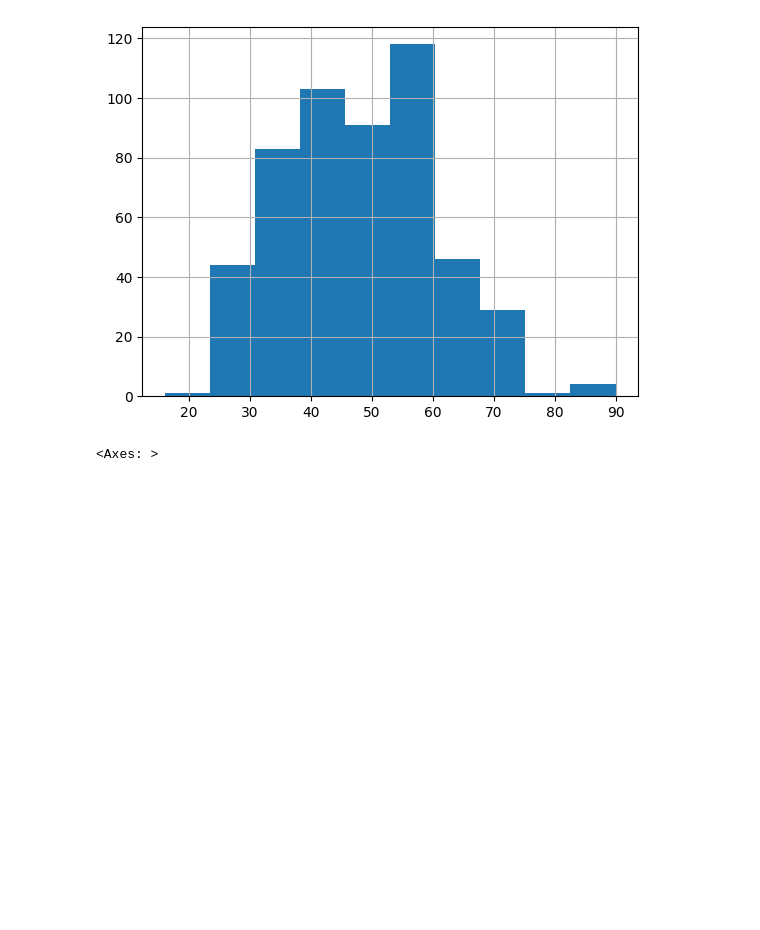
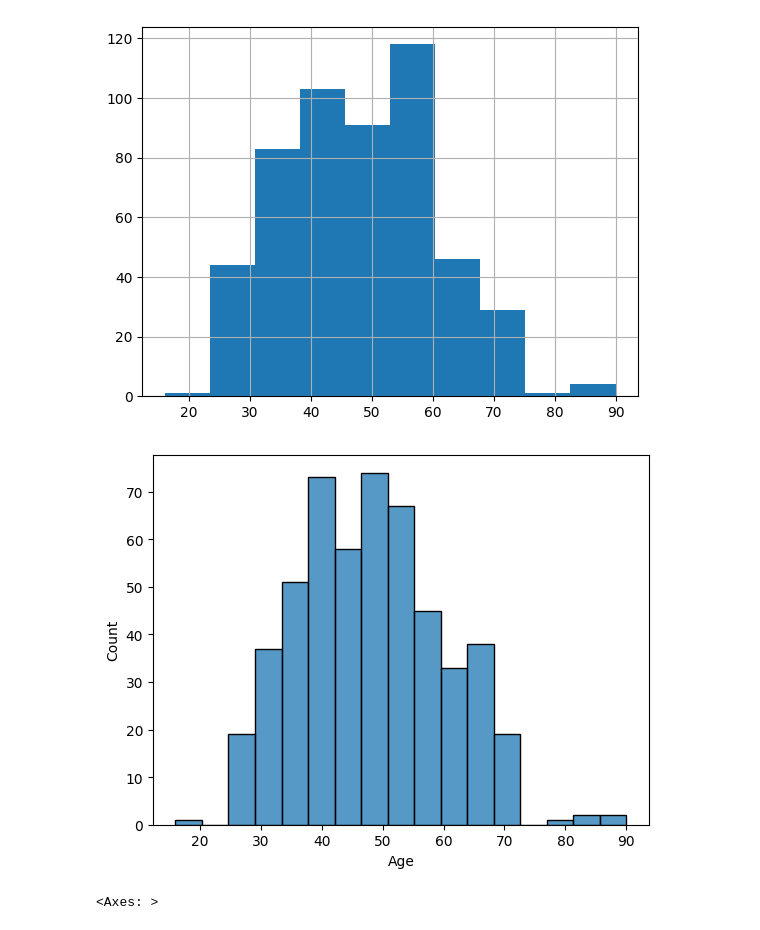
Before and after one commit to rique-git/data-science, a Jupyter notebook: diabetes_risk_prediction/data_analysis.ipynb, the cells around one changed output. Cells and saved outputs as stored; diff of their text form; code cells hidden in the pictures; blank space fills up the shorter version.

Commit message:
add seaborn plots

```diff
--- a/diabetes_risk_prediction/data_analysis.ipynb
+++ b/diabetes_risk_prediction/data_analysis.ipynb
@@ -77,6 +79,11 @@ data.Age.hist()
 # %% [output]
 <Axes: >
 [figure]
+# %%
+sns.histplot(data["Age"])
+plt.show()
+# %% [output]
+[figure, added]
 # %%
 data.boxplot(column = "Age")
 # %% [output]
```
Also changed, not shown: parts of 2 cells of this notebook.
